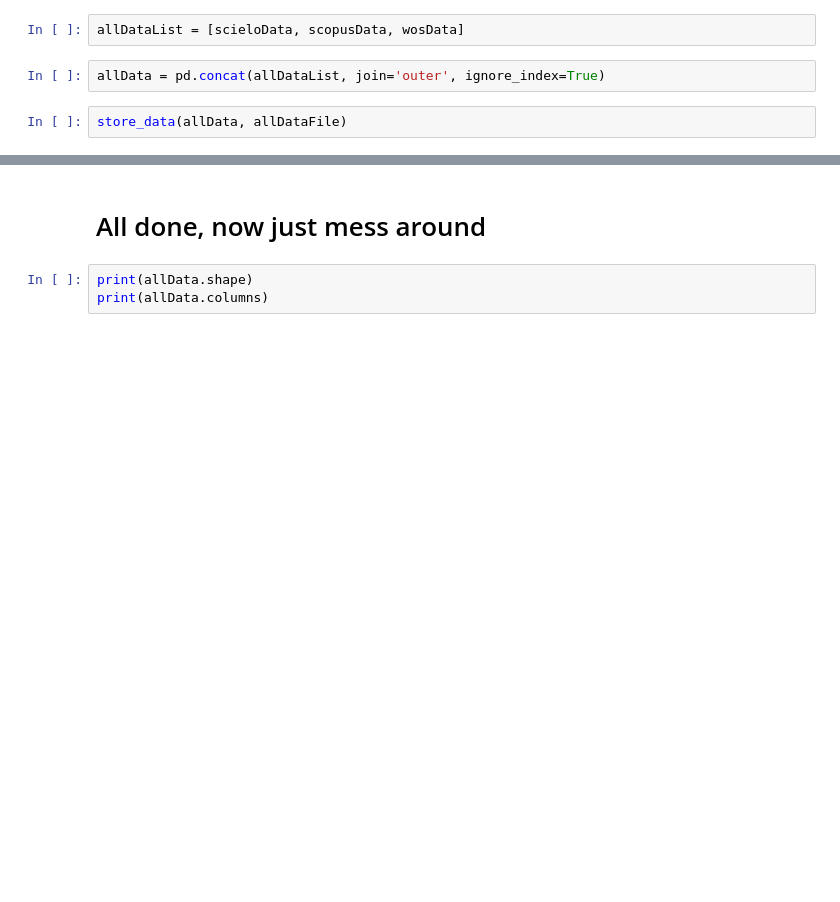
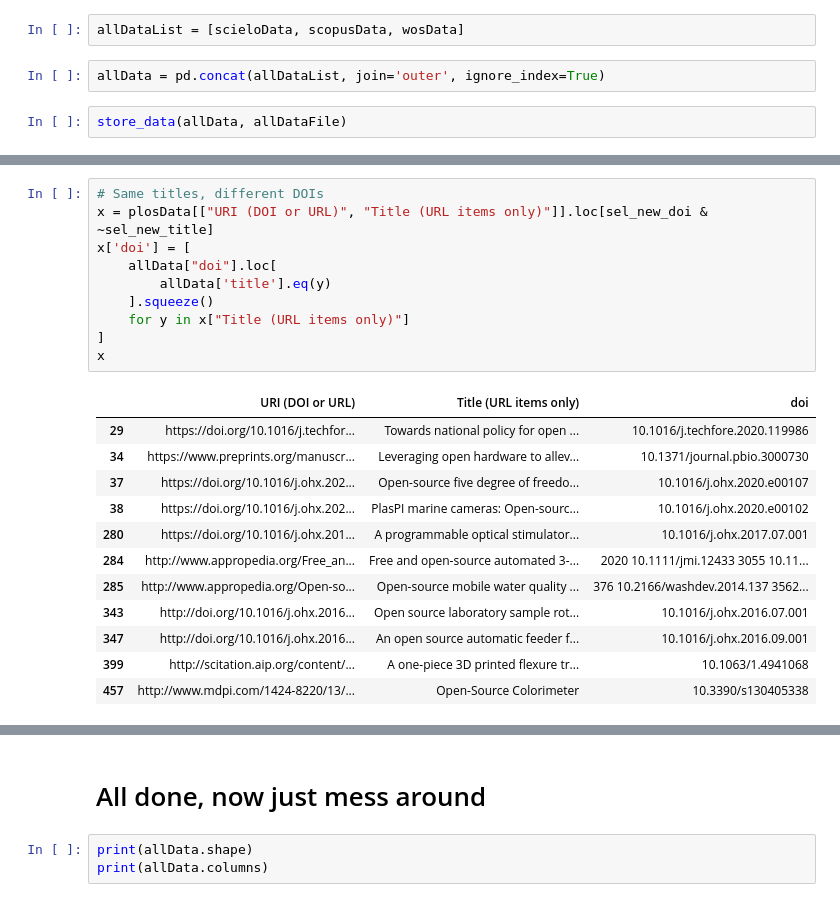
Before and after one commit to amchagas/open-hardware-supply, a Jupyter notebook: code/data_etl.ipynb, the cells around one changed output, grey strips where cells are left out. Cells and saved outputs as stored; diff of their text form; blank space fills up the shorter version.

```diff
--- a/code/data_etl.ipynb
+++ b/code/data_etl.ipynb
@@ -73,0 +109,23 @@ wosData.shape
+# %%
+# Same titles, different DOIs
+x = plosData[["URI (DOI or URL)", "Title (URL items only)"]].loc[sel_new_doi & ~sel_new_title]
+x['doi'] = [
+    allData["doi"].loc[
+        allData['title'].eq(y)
+    ].squeeze()
+    for y in x["Title (URL items only)"]
+]
+x
+# %% [output]
+|  | URI (DOI or URL) | Title (URL items only) | doi |
+| 29 | https://doi.org/10.1016/j.techfor... | Towards national policy for open ... | 10.1016/j.techfore.2020.119986 |
+| 34 | https://www.preprints.org/manuscr... | Leveraging open hardware to allev... | 10.1371/journal.pbio.3000730 |
+| 37 | https://doi.org/10.1016/j.ohx.202... | Open-source five degree of freedo... | 10.1016/j.ohx.2020.e00107 |
+| 38 | https://doi.org/10.1016/j.ohx.202... | PlasPI marine cameras: Open-sourc... | 10.1016/j.ohx.2020.e00102 |
+| 280 | https://doi.org/10.1016/j.ohx.201... | A programmable optical stimulator... | 10.1016/j.ohx.2017.07.001 |
+| 284 | http://www.appropedia.org/Free_an... | Free and open-source automated 3-... | 2020 10.1111/jmi.12433 3055 10.11... |
+| 285 | http://www.appropedia.org/Open-so... | Open-source mobile water quality ... | 376 10.2166/washdev.2014.137 3562... |
+| 343 | http://doi.org/10.1016/j.ohx.2016... | Open source laboratory sample rot... | 10.1016/j.ohx.2016.07.001 |
+| 347 | http://doi.org/10.1016/j.ohx.2016... | An open source automatic feeder f... | 10.1016/j.ohx.2016.09.001 |
+| 399 | http://scitation.aip.org/content/... | A one-piece 3D printed flexure tr... | 10.1063/1.4941068 |
+| 457 | http://www.mdpi.com/1424-8220/13/... | Open-Source Colorimeter | 10.3390/s130405338 |
```
Also changed, not shown: parts of 12 cells of this notebook.
